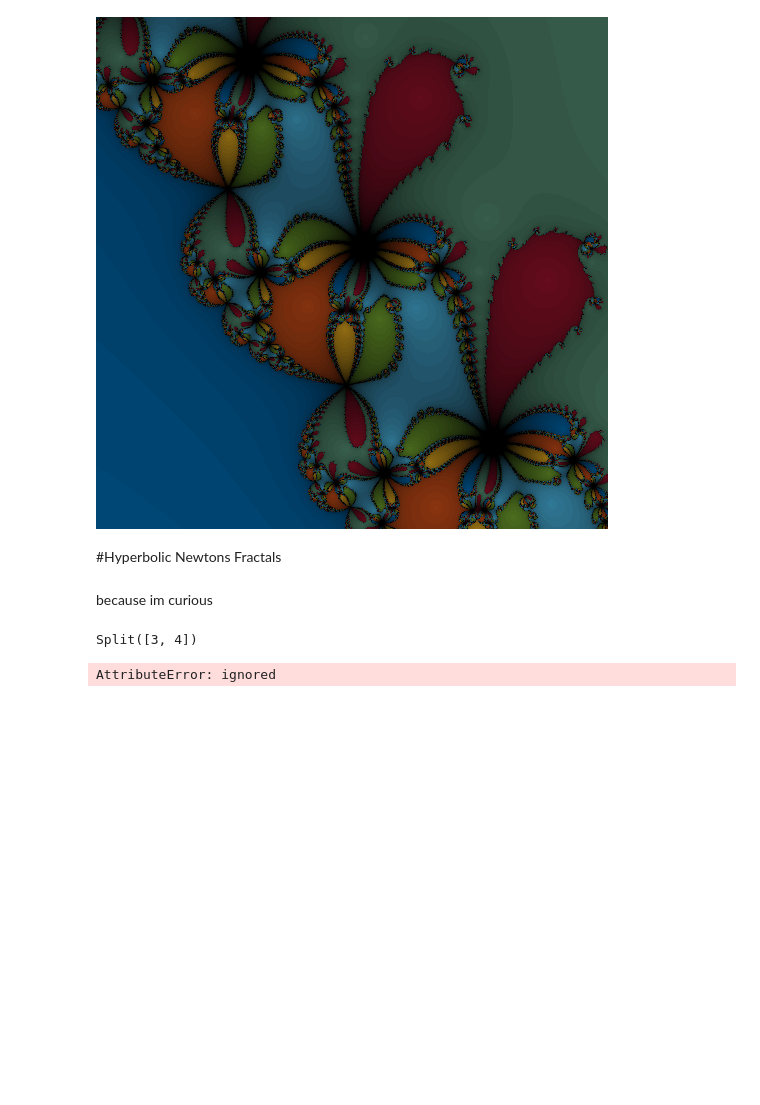
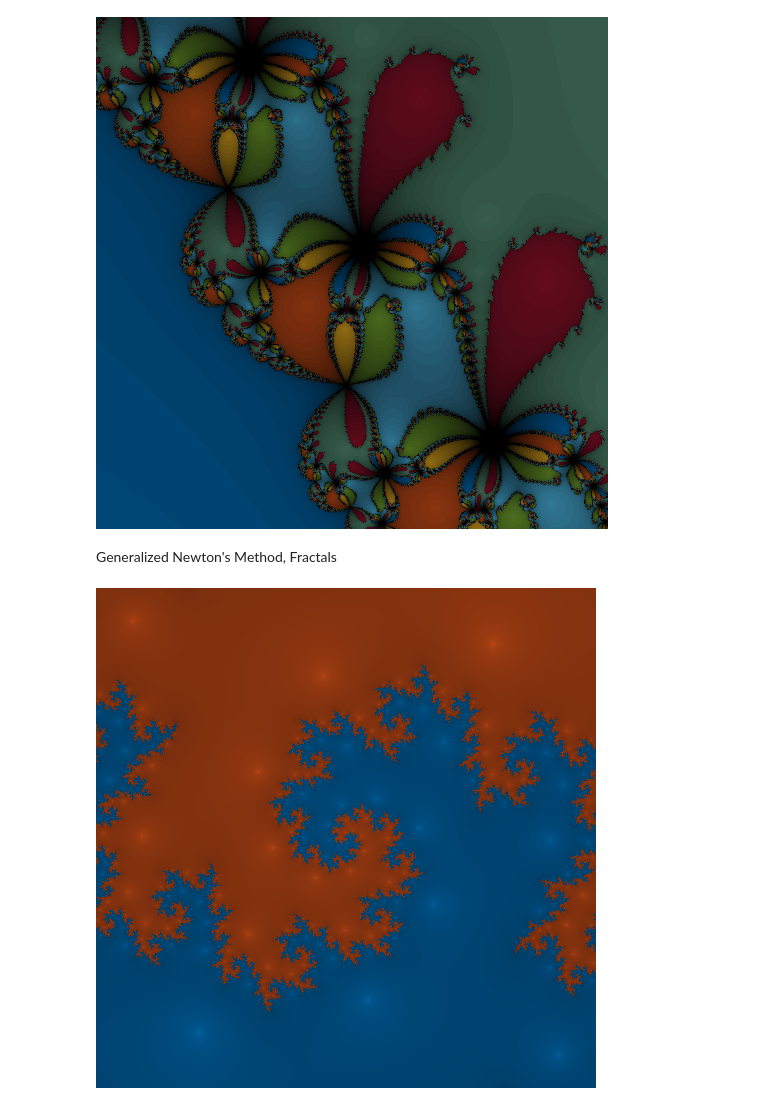
Before and after one commit to sefsnf/Math152, a Jupyter notebook: Exploration_Project_2.ipynb, the cells around one changed output. Drawn from its saved outputs; the diff is of its cells as text; code cells hidden in the pictures; blank space fills up the shorter version.

```diff
--- a/Exploration_Project_2.ipynb
+++ b/Exploration_Project_2.ipynb
@@ -224,7 +199,3 @@ fractalZoom(polycoeffs,1, 50, (-2,2,-2,2,512), (-0.939,0,0.5, 10))
 [figure]
 [figure]
 [figure]
-# %% [markdown]
-#Hyperbolic Newtons Fractals
-# %% [markdown]
-because im curious
@@ -256,9 +202,6 @@ def newtFractalHyper(coeffs, a, itter, screenParams):
-# %%
-Split([1,2]) + Split([3,4])
-np.abs(Split([3,4]))
-# %% [output]
-Split([3, 4])
-# %%
-np.array([1,1j]).norm
-# %% [output]
-AttributeError: ignored
+# %% [markdown]
+Generalized Newton's Method, Fractals
+# %%
+newtFractal([-1,0,1],1.05-0.95j, 200, (-50,50,-50,50,500,350))
+# %% [output]
+[figure, added]
```
Also changed, not shown: parts of 7 cells of this notebook.
